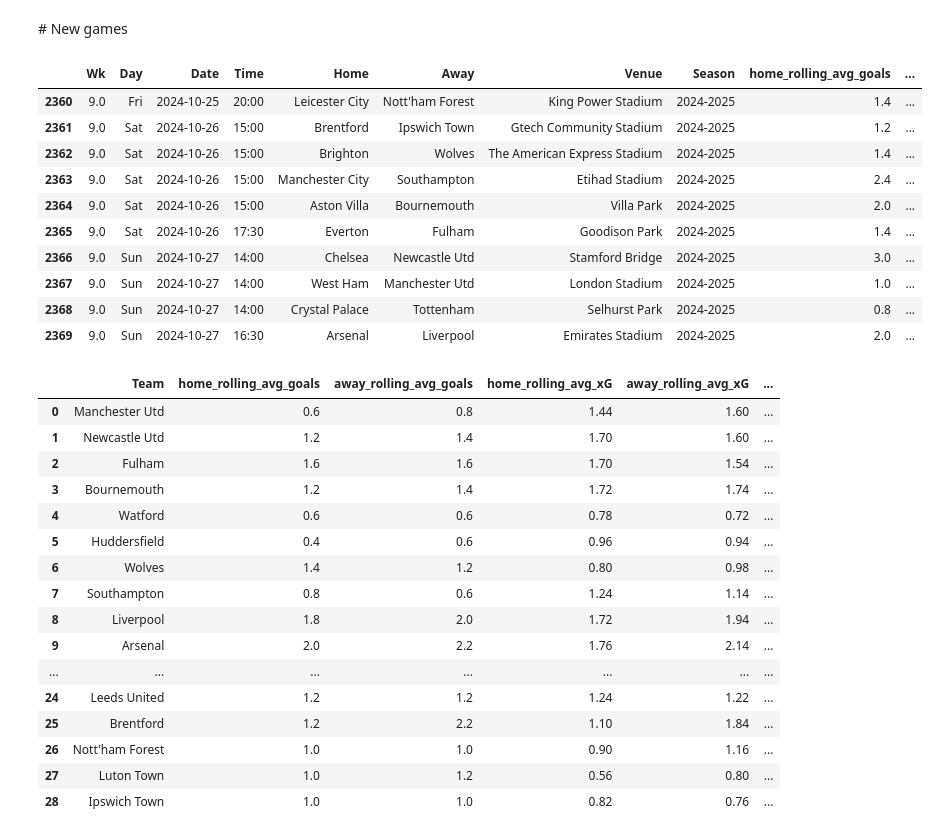
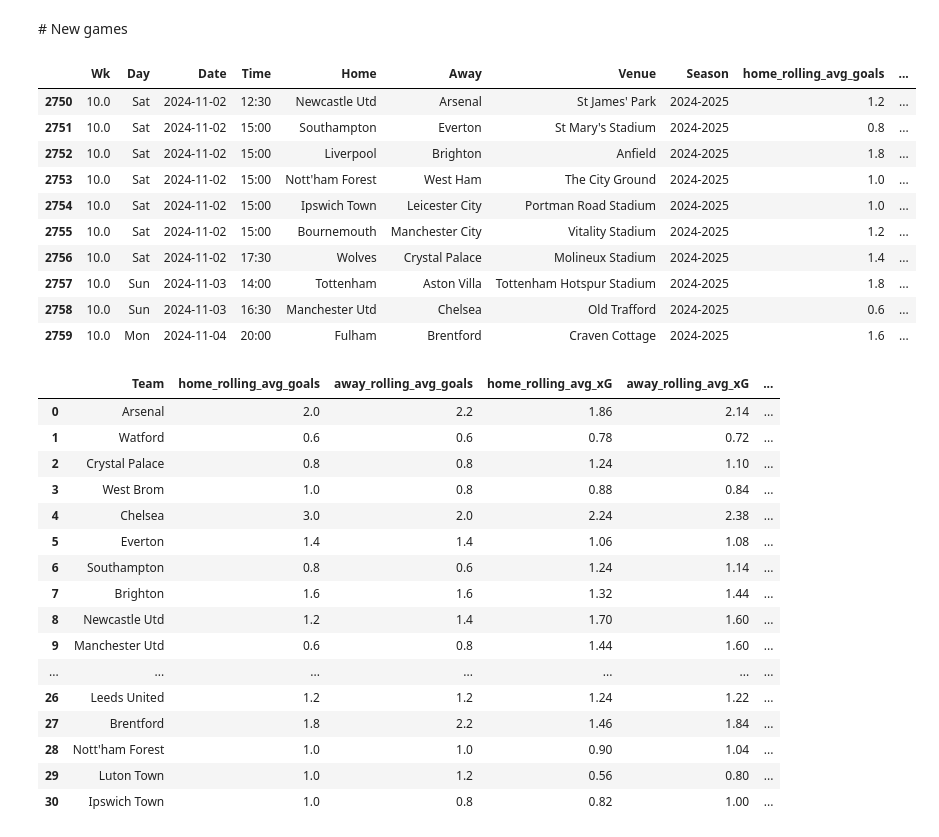
Before and after one commit to Brother-eww/premier_league_match_model, a Jupyter notebook: weekend_predictions.ipynb, the cells around one changed output. Saved outputs shown, nothing was run; the diff lists cells and outputs as text; code cells hidden in the pictures.

```diff
--- a/weekend_predictions.ipynb
+++ b/weekend_predictions.ipynb
@@ -6,11 +6,13 @@ import joblib
 from sklearn.ensemble import RandomForestClassifier
 from sklearn.multioutput import MultiOutputClassifier
 from sklearn.metrics import accuracy_score, confusion_matrix, classification_report
+# %%
+WEEK = 10
 # %%
 # load in model
 model = joblib.load('new_model.pkl')
 # %%
-df = pd.read_csv('ted_data.csv')
+df = pd.read_csv('new_data.csv')
 # %%
 df
 # %% [output]
@@ -36,6 +38,9 @@ df['Date'] = pd.to_datetime(df['Date']).dt.date
 
 # create a df to store our latest data on teams playing before the next round of games
 model_df = df[df['Date'] < current_day]
+
+# remove nan rows
+model_df = model_df.dropna()
 # %%
 model_df
 # %% [output]
@@ -239,7 +214,7 @@ for team in teams:
 weekend_df = df.copy()
 
 # filter for Wk 9, season 2024-2025
-weekend_df = weekend_df[(weekend_df['Wk'] == 9) & (weekend_df['Season'] == '2024-2025')]
+weekend_df = weekend_df[(weekend_df['Wk'] == WEEK) & (weekend_df['Season'] == '2024-2025')]
 
 # drop columns with null values
 weekend_df = weekend_df.drop(columns=['xG', 'xG.1', 'Attendance', 'Referee', 'Score'])
@@ -254,63 +229,63 @@ for index, row in weekend_df.iterrows():
     away_rolling_avg_goals = teams_df[teams_df['Team'] == away_team]['away_rolling_avg_goals'].iloc[0]
     home_rolling_avg_xG = teams_df[teams_df['Team'] == home_team]['home_rolling_avg_xG'].iloc[0]
     away_rolling_avg_xG = teams_df[teams_df['Team'] == away_team]['away_rolling_avg_xG'].iloc[0]
     home_goals_seasonality = teams_df[teams_df['Team'] == home_team]['home_goals_seasonality'].iloc[0]
     home_xg_seasonality = teams_df[teams_df['Team'] == home_team]['home_xg_seasonality'].iloc[0]
     away_goals_seasonality = teams_df[teams_df['Team'] == away_team]['away_goals_seasonality'].iloc[0]
     away_xg_seasonality = teams_df[teams_df['Team'] == away_team]['away_xg_seasonality'].iloc[0]
     home_goals_deseasonalised = teams_df[teams_df['Team'] == home_team]['home_goals_deseasonalised'].iloc[0]
     home_xg_deseasonalised = teams_df[teams_df['Team'] == home_team]['home_xg_deseasonalised'].iloc[0]
     away_goals_deseasonalised = teams_df[teams_df['Team'] == away_team]['away_goals_deseasonalised'].iloc[0]
     away_xg_deseasonalised = teams_df[teams_df['Team'] == away_team]['away_xg_deseasonalised'].iloc[0]
 
     weekend_df.at[index, 'home_rolling_avg_goals'] = home_rolling_avg_goals
     weekend_df.at[index, 'away_rolling_avg_goals'] = away_rolling_avg_goals
     weekend_df.at[index, 'home_rolling_avg_xG'] = home_rolling_avg_xG
     weekend_df.at[index, 'away_rolling_avg_xG'] = away_rolling_avg_xG
     weekend_df.at[index, 'home_goals_seasonality'] = home_goals_seasonality
     weekend_df.at[index, 'home_xg_seasonality'] = home_xg_seasonality
 
     weekend_df.at[index, 'away_goals_seasonality'] = away_goals_seasonality
     weekend_df.at[index, 'away_xg_seasonality'] = away_xg_seasonality
     weekend_df.at[index, 'home_goals_deseasonalised'] = home_goals_deseasonalised
     weekend_df.at[index, 'home_xg_deseasonalised'] = home_xg_deseasonalised
     weekend_df.at[index, 'away_goals_deseasonalised'] = away_goals_deseasonalised
     weekend_df.at[index, 'away_xg_deseasonalised'] = away_xg_deseasonalised
 
 
 display(weekend_df)
 # %% [output]
 |  | Wk | Day | Date | Time | Home | Away | Venue | Season | home_rolling_avg_goals | ... |
-| 2360 | 9.0 | Fri | 2024-10-25 | 20:00 | Leicester City | Nott'ham Forest | King Power Stadium | 2024-2025 | 1.4 | ... |
-| 2361 | 9.0 | Sat | 2024-10-26 | 15:00 | Brentford | Ipswich Town | Gtech Community Stadium | 2024-2025 | 1.2 | ... |
-| 2362 | 9.0 | Sat | 2024-10-26 | 15:00 | Brighton | Wolves | The American Express Stadium | 2024-2025 | 1.4 | ... |
-| 2363 | 9.0 | Sat | 2024-10-26 | 15:00 | Manchester City | Southampton | Etihad Stadium | 2024-2025 | 2.4 | ... |
-| 2364 | 9.0 | Sat | 2024-10-26 | 15:00 | Aston Villa | Bournemouth | Villa Park | 2024-2025 | 2.0 | ... |
-| 2365 | 9.0 | Sat | 2024-10-26 | 17:30 | Everton | Fulham | Goodison Park | 2024-2025 | 1.4 | ... |
-| 2366 | 9.0 | Sun | 2024-10-27 | 14:00 | Chelsea | Newcastle Utd | Stamford Bridge | 2024-2025 | 3.0 | ... |
-| 2367 | 9.0 | Sun | 2024-10-27 | 14:00 | West Ham | Manchester Utd | London Stadium | 2024-2025 | 1.0 | ... |
-| 2368 | 9.0 | Sun | 2024-10-27 | 14:00 | Crystal Palace | Tottenham | Selhurst Park | 2024-2025 | 0.8 | ... |
-| 2369 | 9.0 | Sun | 2024-10-27 | 16:30 | Arsenal | Liverpool | Emirates Stadium | 2024-2025 | 2.0 | ... |
+| 2750 | 10.0 | Sat | 2024-11-02 | 12:30 | Newcastle Utd | Arsenal | St James' Park | 2024-2025 | 1.2 | ... |
+| 2751 | 10.0 | Sat | 2024-11-02 | 15:00 | Southampton | Everton | St Mary's Stadium | 2024-2025 | 0.8 | ... |
+| 2752 | 10.0 | Sat | 2024-11-02 | 15:00 | Liverpool | Brighton | Anfield | 2024-2025 | 1.8 | ... |
+| 2753 | 10.0 | Sat | 2024-11-02 | 15:00 | Nott'ham Forest | West Ham | The City Ground | 2024-2025 | 1.0 | ... |
+| 2754 | 10.0 | Sat | 2024-11-02 | 15:00 | Ipswich Town | Leicester City | Portman Road Stadium | 2024-2025 | 1.0 | ... |
+| 2755 | 10.0 | Sat | 2024-11-02 | 15:00 | Bournemouth | Manchester City | Vitality Stadium | 2024-2025 | 1.2 | ... |
+| 2756 | 10.0 | Sat | 2024-11-02 | 17:30 | Wolves | Crystal Palace | Molineux Stadium | 2024-2025 | 1.4 | ... |
+| 2757 | 10.0 | Sun | 2024-11-03 | 14:00 | Tottenham | Aston Villa | Tottenham Hotspur Stadium | 2024-2025 | 1.8 | ... |
+| 2758 | 10.0 | Sun | 2024-11-03 | 16:30 | Manchester Utd | Chelsea | Old Trafford | 2024-2025 | 0.6 | ... |
+| 2759 | 10.0 | Mon | 2024-11-04 | 20:00 | Fulham | Brentford | Craven Cottage | 2024-2025 | 1.6 | ... |
 # %%
 teams_df
 # %% [output]
 |  | Team | home_rolling_avg_goals | away_rolling_avg_goals | home_rolling_avg_xG | away_rolling_avg_xG | ... |
-| 0 | Manchester Utd | 0.6 | 0.8 | 1.44 | 1.60 | ... |
-| 1 | Newcastle Utd | 1.2 | 1.4 | 1.70 | 1.60 | ... |
-| 2 | Fulham | 1.6 | 1.6 | 1.70 | 1.54 | ... |
-| 3 | Bournemouth | 1.2 | 1.4 | 1.72 | 1.74 | ... |
-| 4 | Watford | 0.6 | 0.6 | 0.78 | 0.72 | ... |
-| 5 | Huddersfield | 0.4 | 0.6 | 0.96 | 0.94 | ... |
-| 6 | Wolves | 1.4 | 1.2 | 0.80 | 0.98 | ... |
-| 7 | Southampton | 0.8 | 0.6 | 1.24 | 1.14 | ... |
-| 8 | Liverpool | 1.8 | 2.0 | 1.72 | 1.94 | ... |
-| 9 | Arsenal | 2.0 | 2.2 | 1.76 | 2.14 | ... |
+| 0 | Arsenal | 2.0 | 2.2 | 1.86 | 2.14 | ... |
+| 1 | Watford | 0.6 | 0.6 | 0.78 | 0.72 | ... |
+| 2 | Crystal Palace | 0.8 | 0.8 | 1.24 | 1.10 | ... |
+| 3 | West Brom | 1.0 | 0.8 | 0.88 | 0.84 | ... |
+| 4 | Chelsea | 3.0 | 2.0 | 2.24 | 2.38 | ... |
+| 5 | Everton | 1.4 | 1.4 | 1.06 | 1.08 | ... |
+| 6 | Southampton | 0.8 | 0.6 | 1.24 | 1.14 | ... |
+| 7 | Brighton | 1.6 | 1.6 | 1.32 | 1.44 | ... |
+| 8 | Newcastle Utd | 1.2 | 1.4 | 1.70 | 1.60 | ... |
+| 9 | Manchester Utd | 0.6 | 0.8 | 1.44 | 1.60 | ... |
 | ... | ... | ... | ... | ... | ... | ... |
-| 24 | Leeds United | 1.2 | 1.2 | 1.24 | 1.22 | ... |
-| 25 | Brentford | 1.2 | 2.2 | 1.10 | 1.84 | ... |
-| 26 | Nott'ham Forest | 1.0 | 1.0 | 0.90 | 1.16 | ... |
-| 27 | Luton Town | 1.0 | 1.2 | 0.56 | 0.80 | ... |
-| 28 | Ipswich Town | 1.0 | 1.0 | 0.82 | 0.76 | ... |
+| 26 | Leeds United | 1.2 | 1.2 | 1.24 | 1.22 | ... |
+| 27 | Brentford | 1.8 | 2.2 | 1.46 | 1.84 | ... |
+| 28 | Nott'ham Forest | 1.0 | 1.0 | 0.90 | 1.04 | ... |
+| 29 | Luton Town | 1.0 | 1.2 | 0.56 | 0.80 | ... |
+| 30 | Ipswich Town | 1.0 | 0.8 | 0.82 | 1.00 | ... |
 # %%
 weekend_df['Day'] = pd.to_datetime(weekend_df['Date']).dt.day_name()
 
```
Also changed, not shown: parts of 10 cells of this notebook, 7 other files.
